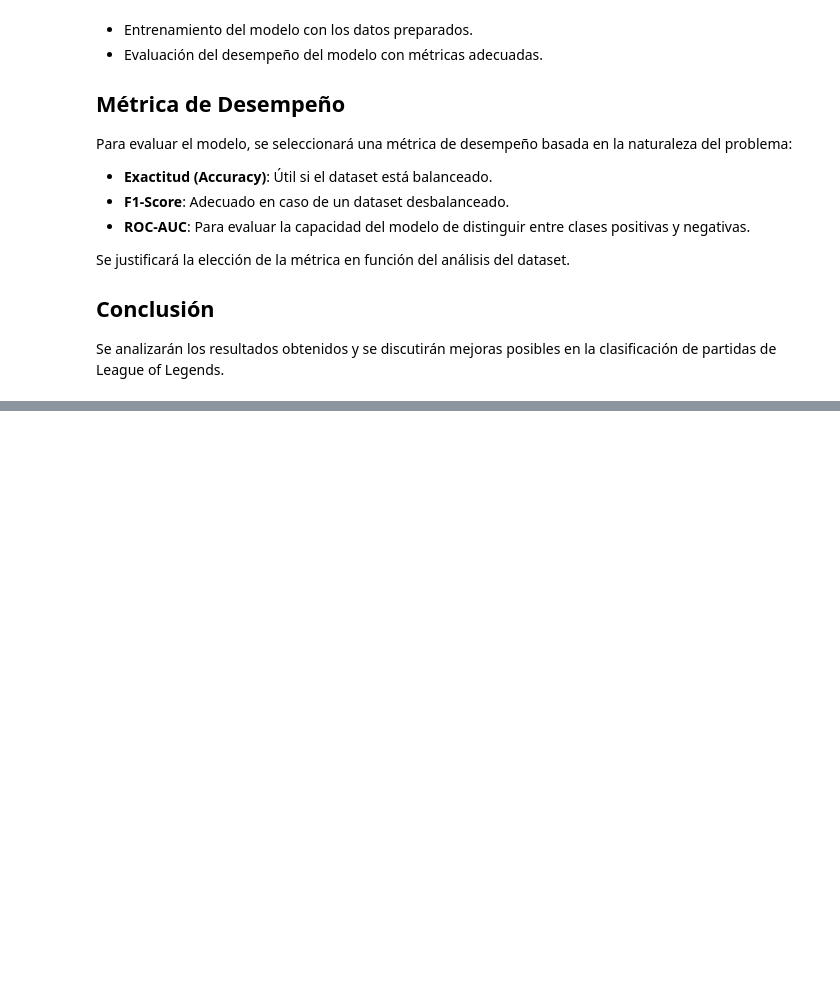
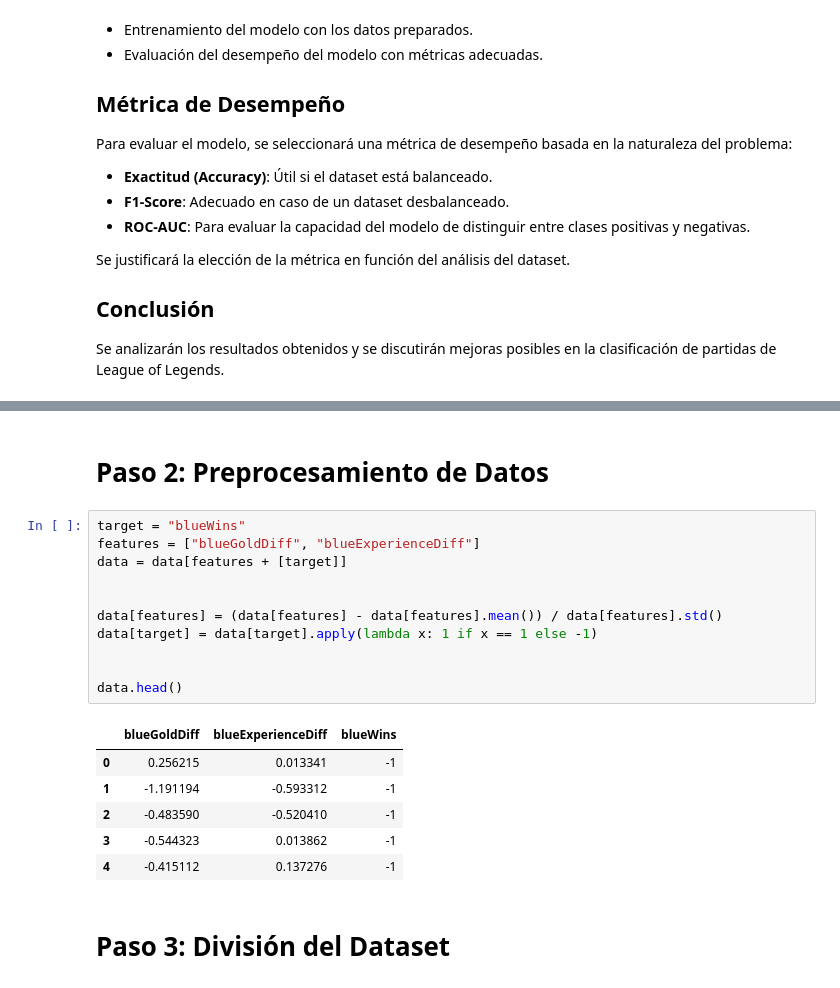
Before and after one commit to Hayser8/IAlab2, a Jupyter notebook: lab2.ipynb, the cells around one changed output, grey strips where cells are left out. Cells and saved outputs as stored; diff of their text form; blank space fills up the shorter version.

```diff
--- a/lab2.ipynb
+++ b/lab2.ipynb
@@ -474,0 +534,22 @@ X_val, X_test, y_val, y_test = train_test_split(X_temp, y_temp, test_size=0.5, r
+# %% [markdown]
+# Paso 2: Preprocesamiento de Datos
+# %%
+target = "blueWins"
+features = ["blueGoldDiff", "blueExperienceDiff"]
+data = data[features + [target]]
+
+
+data[features] = (data[features] - data[features].mean()) / data[features].std()
+data[target] = data[target].apply(lambda x: 1 if x == 1 else -1)
+
+
+data.head()
+# %% [output]
+|  | blueGoldDiff | blueExperienceDiff | blueWins |
+| 0 | 0.256215 | 0.013341 | -1 |
+| 1 | -1.191194 | -0.593312 | -1 |
+| 2 | -0.483590 | -0.520410 | -1 |
+| 3 | -0.544323 | 0.013862 | -1 |
+| 4 | -0.415112 | 0.137276 | -1 |
+# %% [markdown]
+# Paso 3: División del Dataset
```
Also changed, not shown: parts of 10 cells of this notebook.
